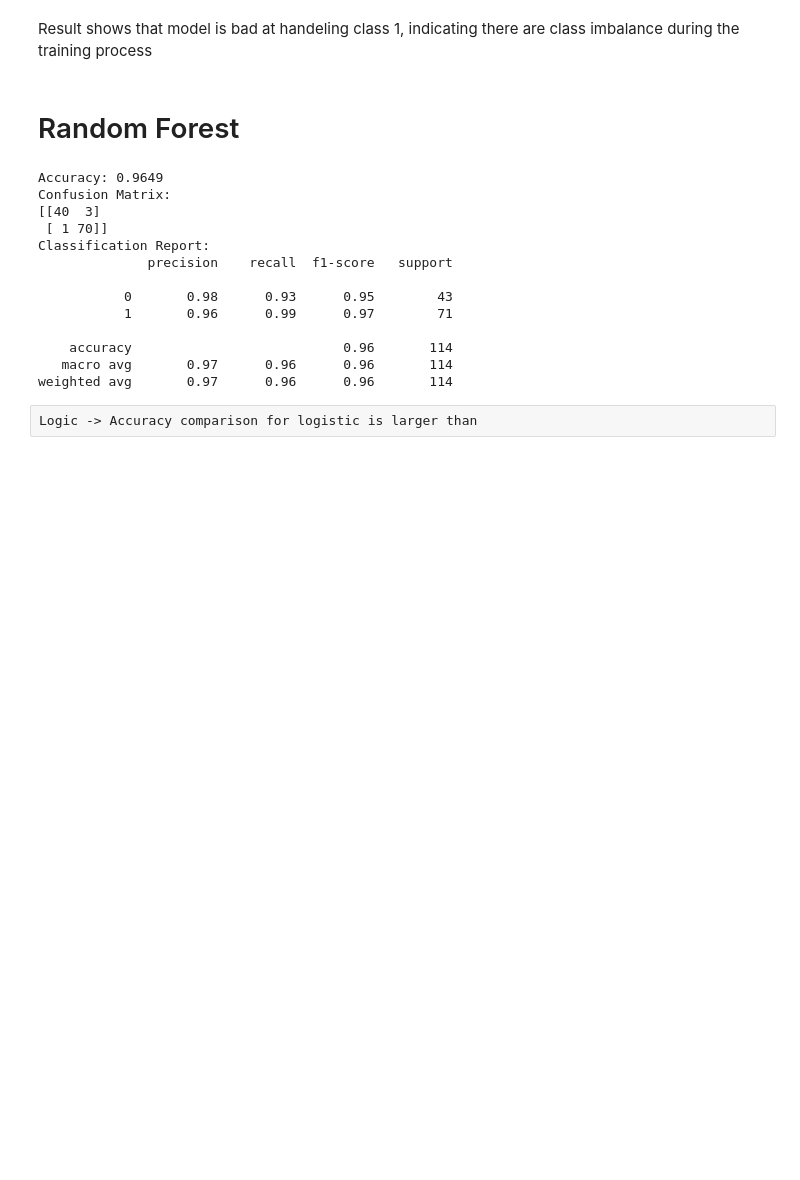
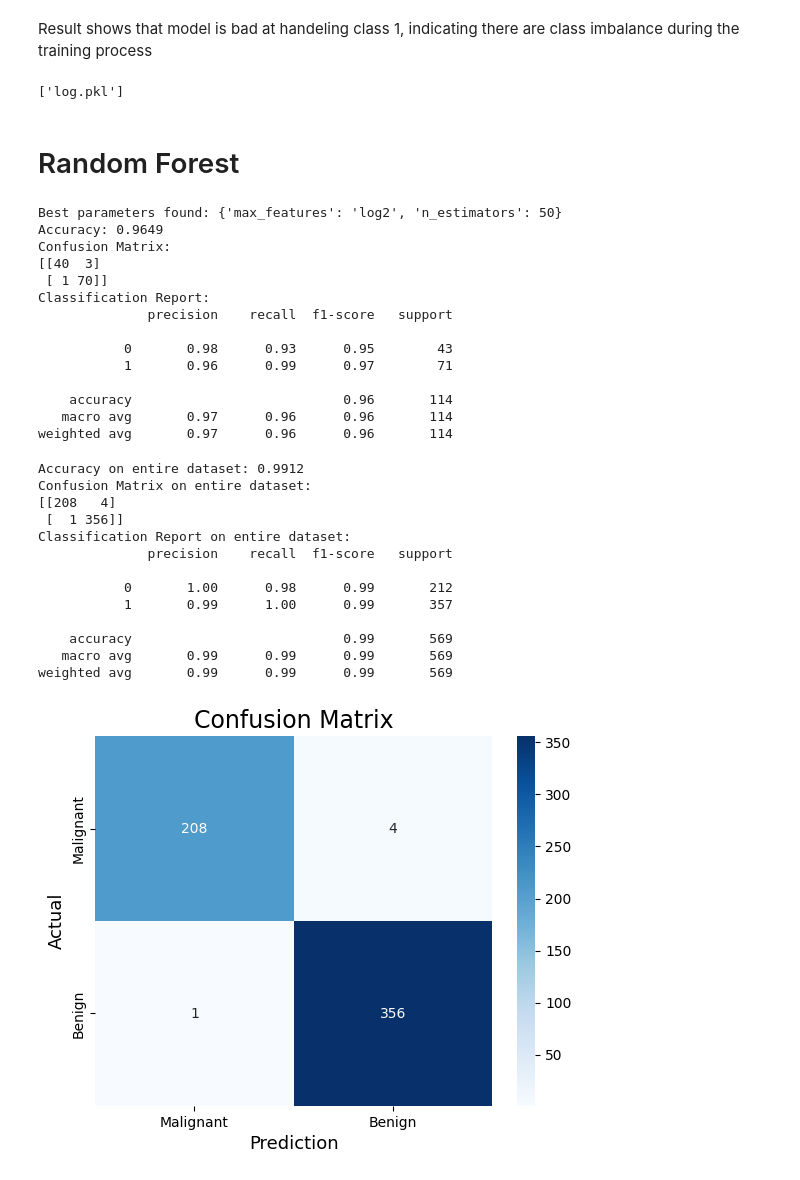
Before and after one commit to monawang09/ECS171-Final, a Jupyter notebook: Breast_Cancer.ipynb, the cells around one changed output. Drawn from its saved outputs; the diff is of its cells as text; code cells hidden in the pictures; blank space fills up the shorter version.

```diff
--- a/Breast_Cancer.ipynb
+++ b/Breast_Cancer.ipynb
@@ -126,12 +134,16 @@ weighted avg       0.14      0.37      0.20       569
 # %% [markdown]
 Result shows that model is bad at handeling class 1, indicating there are class imbalance during the training process
+# %%
+joblib.dump(best_model, 'log.pkl')
+# %% [output]
+['log.pkl']
 # %% [markdown]
 # Random Forest
 # %%
 import numpy as np
 import pandas as pd
 from sklearn.datasets import load_breast_cancer
-from sklearn.model_selection import train_test_split
+from sklearn.model_selection import train_test_split, GridSearchCV
 from sklearn.ensemble import RandomForestClassifier
 from sklearn.metrics import accuracy_score, confusion_matrix, classification_report
 
@@ -141,22 +153,32 @@ y = data.target
 
 X_train, X_test, y_train, y_test = train_test_split(X, y, test_size=0.2, random_state=42)
 
-rf_classifier = RandomForestClassifier(n_estimators=100, random_state=42)
+rf_classifier = RandomForestClassifier(random_state=42)
 
-rf_classifier.fit(X_train, y_train)
+param_grid = {
+    'n_estimators': [50, 100, 200,300],
+    'max_features': ['sqrt', 'log2']
+}
 
-y_pred = rf_classifier.predict(X_test)
+grid_search = GridSearchCV(estimator=rf_classifier, param_grid=param_grid, cv=3, n_jobs=-1, scoring='accuracy')
+grid_search.fit(X_train, y_train)
+
+best_rf_classifier = grid_search.best_estimator_
+
+y_pred = best_rf_classifier.predict(X_test)
 
 accuracy = accuracy_score(y_test, y_pred)
 conf_matrix = confusion_matrix(y_test, y_pred)
 class_report = classification_report(y_test, y_pred)
 
+print(f"Best parameters found: {grid_search.best_params_}")
 print(f"Accuracy: {accuracy:.4f}")
 print("Confusion Matrix:")
 print(conf_matrix)
 print("Classification Report:")
 print(class_report)
 # %% [output]
+Best parameters found: {'max_features': 'log2', 'n_estimators': 50}
 Accuracy: 0.9649
 Confusion Matrix:
 [[40  3]
@@ -170,5 +192,43 @@ Classification Report:
     accuracy                           0.96       114
    macro avg       0.97      0.96      0.96       114
 weighted avg       0.97      0.96      0.96       114
-# %% [raw]
-Logic -> Accuracy comparison for logistic is larger than
+# %%
+y_pred_all = best_rf_classifier.predict(X)
+
+accuracy_all = accuracy_score(y, y_pred_all)
+conf_matrix_all = confusion_matrix(y, y_pred_all)
+class_report_all = classification_report(y, y_pred_all)
+
+print(f"Accuracy on entire dataset: {accuracy_all:.4f}")
+print("Confusion Matrix on entire dataset:")
+print(conf_matrix_all)
+print("Classification Report on entire dataset:")
+print(class_report_all)
+
+
+cm = confusion_matrix(y, y_pred_all)
+sns.heatmap(cm,
+            annot=True,
+            fmt='g',
+            xticklabels=['Malignant', 'Benign'],
+            yticklabels=['Malignant', 'Benign'],
+            cmap='Blues')
+plt.xlabel('Prediction', fontsize=13)
+plt.ylabel('Actual', fontsize=13)
+plt.title('Confusion Matrix', fontsize=17)
+plt.show()
+# %% [output]
+Accuracy on entire dataset: 0.9912
+Confusion Matrix on entire dataset:
+[[208   4]
+ [  1 356]]
+Classification Report on entire dataset:
+              precision    recall  f1-score   support
+
+           0       1.00      0.98      0.99       212
+           1       0.99      1.00      0.99       357
+
+    accuracy                           0.99       569
+   macro avg       0.99      0.99      0.99       569
+weighted avg       0.99      0.99      0.99       569
+[figure, added]
```
Also changed, not shown: parts of 4 cells of this notebook.
